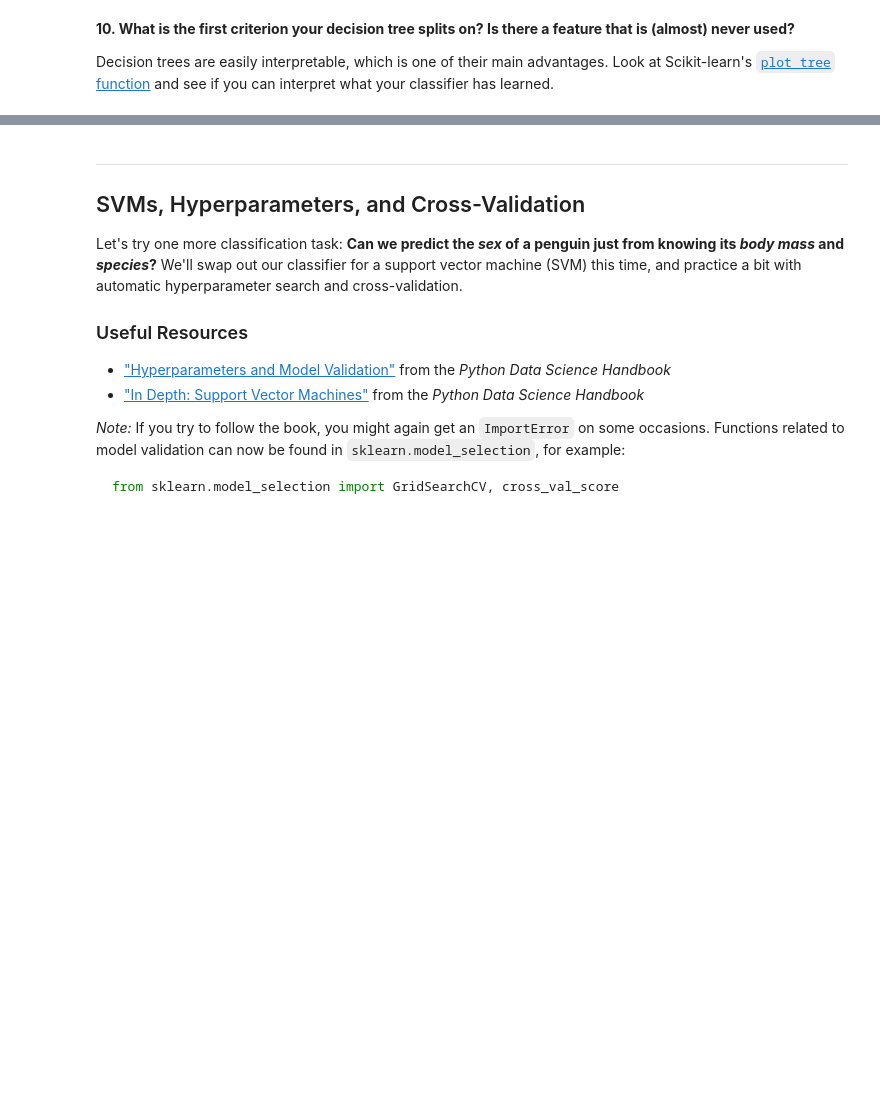
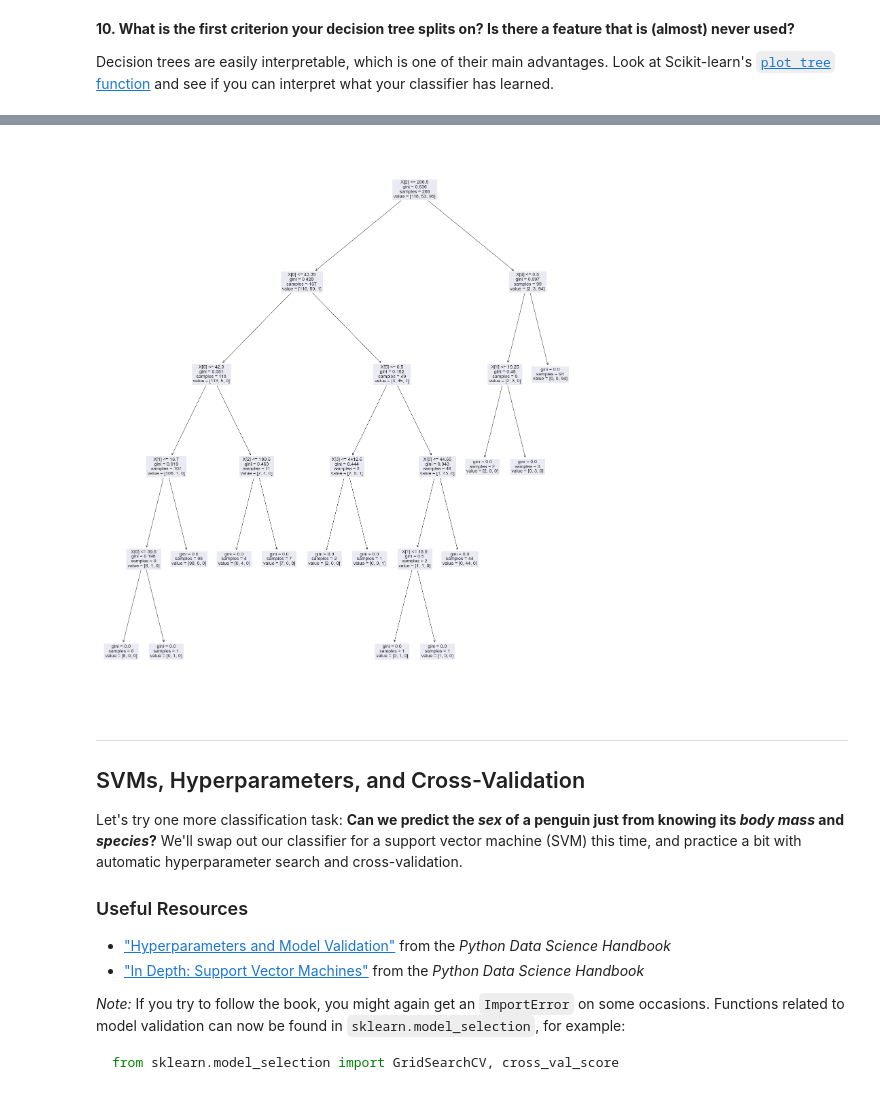
Before and after one commit to KorwinBieniek/kaggle_projects, a Jupyter notebook: notebooks/university_notebooks/04_Machine_Learning.ipynb, the cells around one changed output, grey strips where cells are left out. Drawn from its saved outputs; the diff is of its cells as text; code cells hidden in the pictures; blank space fills up the shorter version.

```diff
--- a/notebooks/university_notebooks/04_Machine_Learning.ipynb
+++ b/notebooks/university_notebooks/04_Machine_Learning.ipynb
@@ -272,5 +345,11 @@ Decision trees are easily interpretable, which is one of their main advantages.
 # %%
 # YOUR CODE HERE
+from sklearn.tree import plot_tree
+fig = plt.figure(figsize=(25, 30))
+plot_tree(dtc)
+plt.show()
+# %% [output]
+[figure, added]
 # %% [markdown]
 - - -
 ## SVMs, Hyperparameters, and Cross-Validation
```
Also changed, not shown: parts of 20 cells of this notebook, 8 other files.
